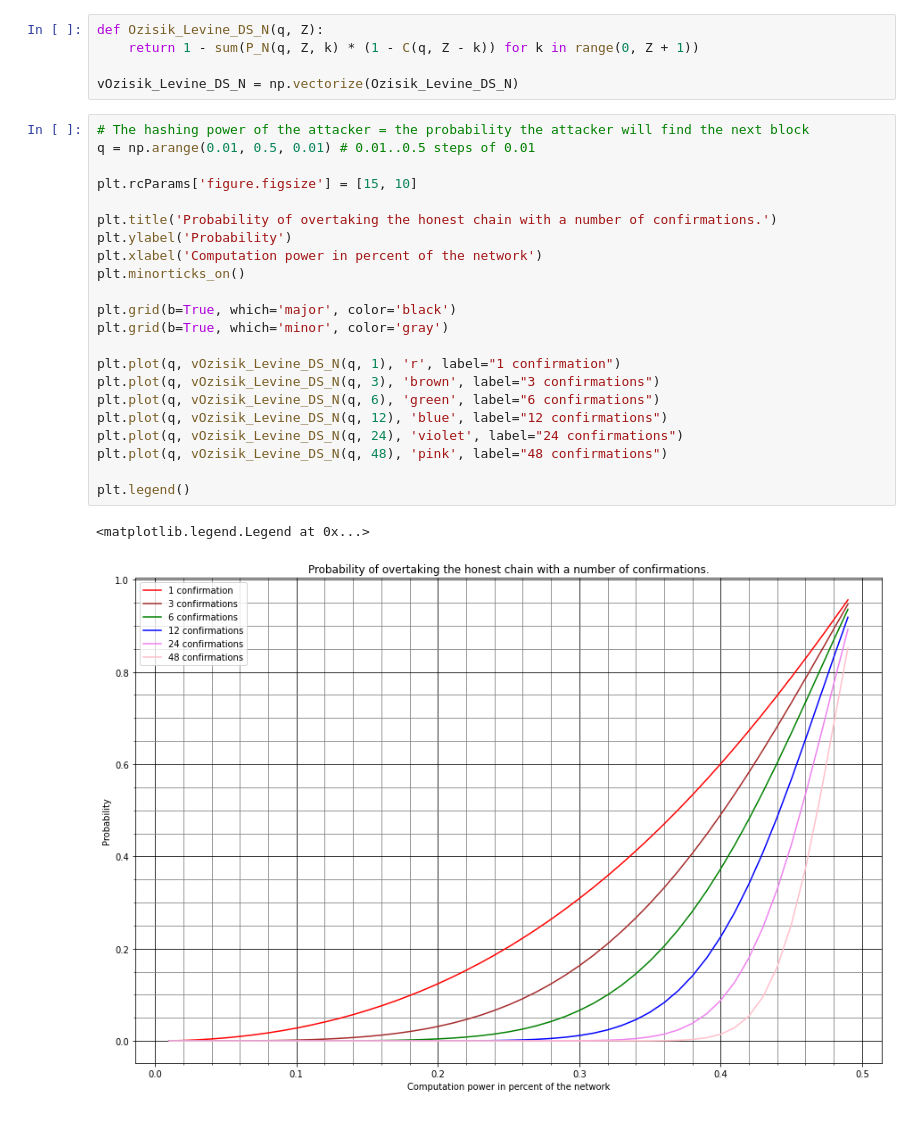
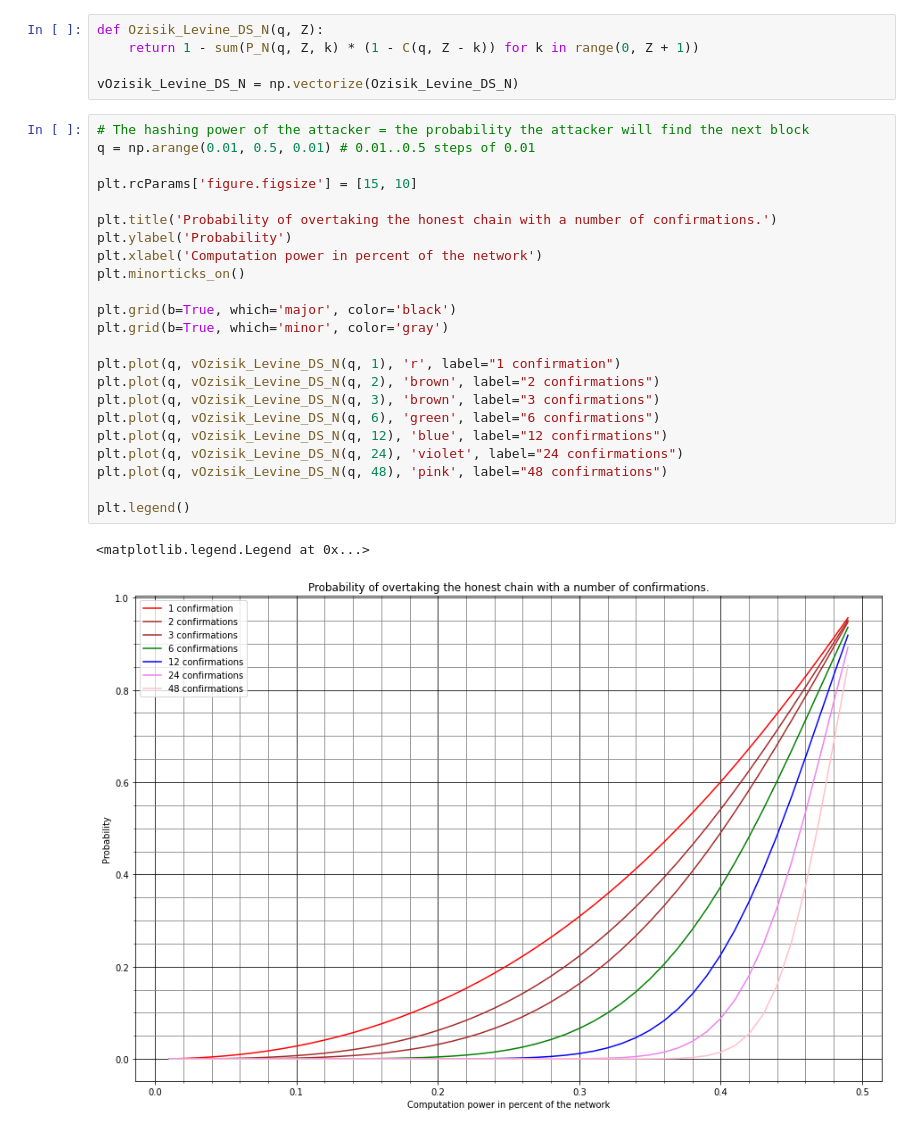
Before and after one commit to sandroboehme/bitcoin-confirmations-safety, a Jupyter notebook: bitcoin-confirmation-safety.ipynb, the cells around one changed output. Cells and saved outputs as stored; diff of their text form.

Commit message:
added two confirmations

```diff
--- a/bitcoin-confirmation-safety.ipynb
+++ b/bitcoin-confirmation-safety.ipynb
@@ -107,25 +107,26 @@ vOzisik_Levine_DS_N = np.vectorize(Ozisik_Levine_DS_N)
 # %%
 # The hashing power of the attacker = the probability the attacker will find the next block
 q = np.arange(0.01, 0.5, 0.01) # 0.01..0.5 steps of 0.01
 
 plt.rcParams['figure.figsize'] = [15, 10]
 
 plt.title('Probability of overtaking the honest chain with a number of confirmations.')
 plt.ylabel('Probability')
 plt.xlabel('Computation power in percent of the network')
 plt.minorticks_on()
 
 plt.grid(b=True, which='major', color='black')
 plt.grid(b=True, which='minor', color='gray')
 
 plt.plot(q, vOzisik_Levine_DS_N(q, 1), 'r', label="1 confirmation")
+plt.plot(q, vOzisik_Levine_DS_N(q, 2), 'brown', label="2 confirmations")
 plt.plot(q, vOzisik_Levine_DS_N(q, 3), 'brown', label="3 confirmations")
 plt.plot(q, vOzisik_Levine_DS_N(q, 6), 'green', label="6 confirmations")
 plt.plot(q, vOzisik_Levine_DS_N(q, 12), 'blue', label="12 confirmations")
 plt.plot(q, vOzisik_Levine_DS_N(q, 24), 'violet', label="24 confirmations")
 plt.plot(q, vOzisik_Levine_DS_N(q, 48), 'pink', label="48 confirmations")
 
 plt.legend()
 # %% [output]
 <matplotlib.legend.Legend at 0x...>
-[figure, old version]
+[figure, new version]
```
